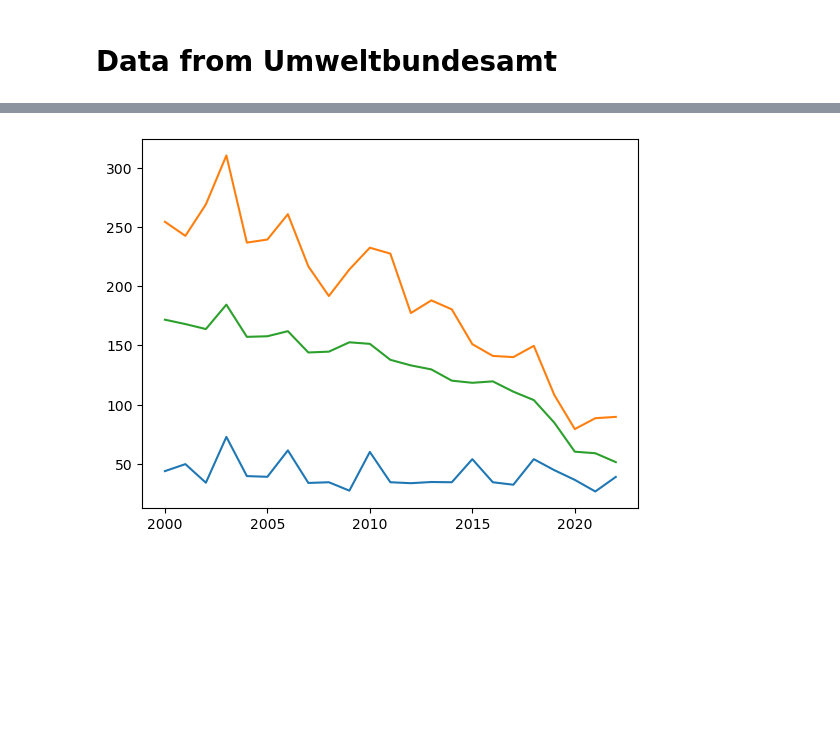
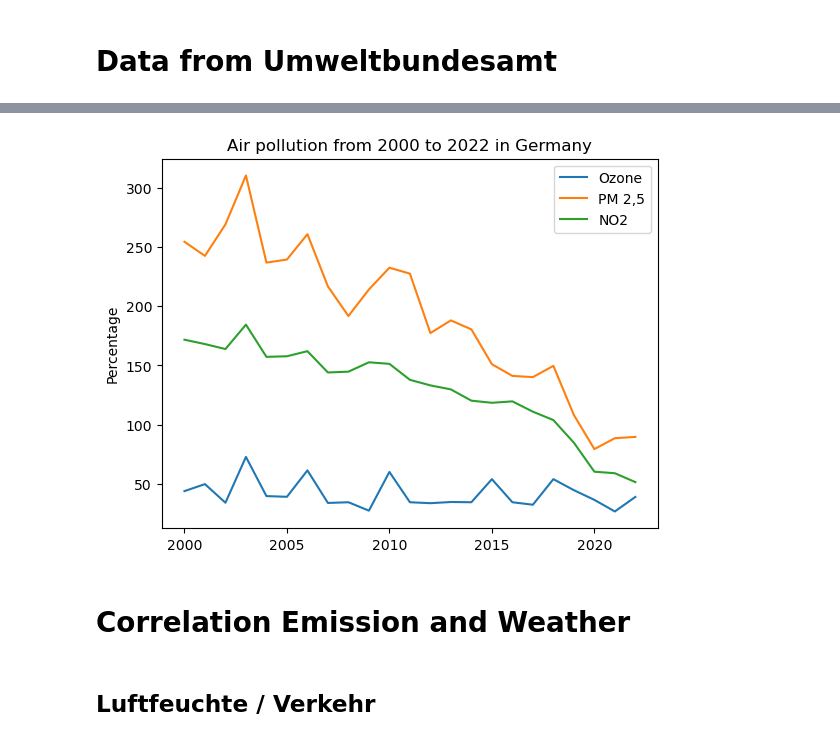
Before and after one commit to cathrinr/driving_change, a Jupyter notebook: plots.ipynb, the cells around one changed output, grey strips where cells are left out. Cells and saved outputs as stored; diff of their text form; code cells hidden in the pictures; blank space fills up the shorter version.

```diff
--- a/plots.ipynb
+++ b/plots.ipynb
@@ -47,5 +42,0 @@ percentage_emission
-# %%
-plt.plot(percentage_emission)
-plt.show()
-# %% [output]
-[figure, removed]
@@ -55,0 +46,12 @@ emissions = pd.read_csv('emission_huegelstr.csv')
+# %%
+plt.plot(percentage_emission)
+plt.title('Air pollution from 2000 to 2022 in Germany')
+plt.ylabel('Percentage')
+plt.legend(labels = ['Ozone','PM 2,5','NO2'])
+plt.show()
+# %% [output]
+[figure, added]
+# %% [markdown]
+# Correlation Emission and Weather
+# %% [markdown]
+## Luftfeuchte / Verkehr
```
Also changed, not shown: parts of 19 cells of this notebook, 5 other files.
